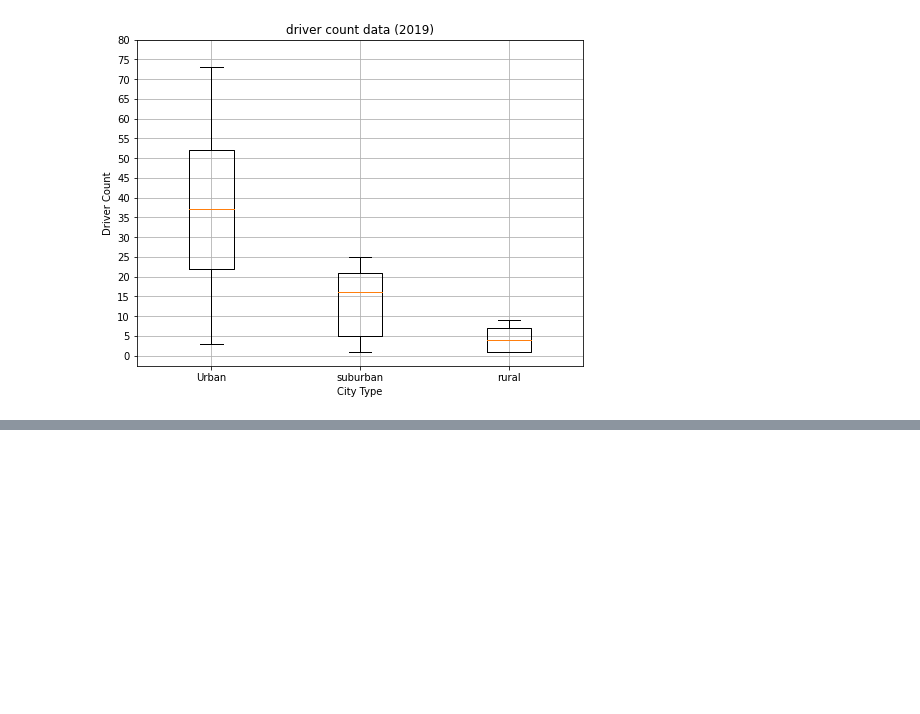
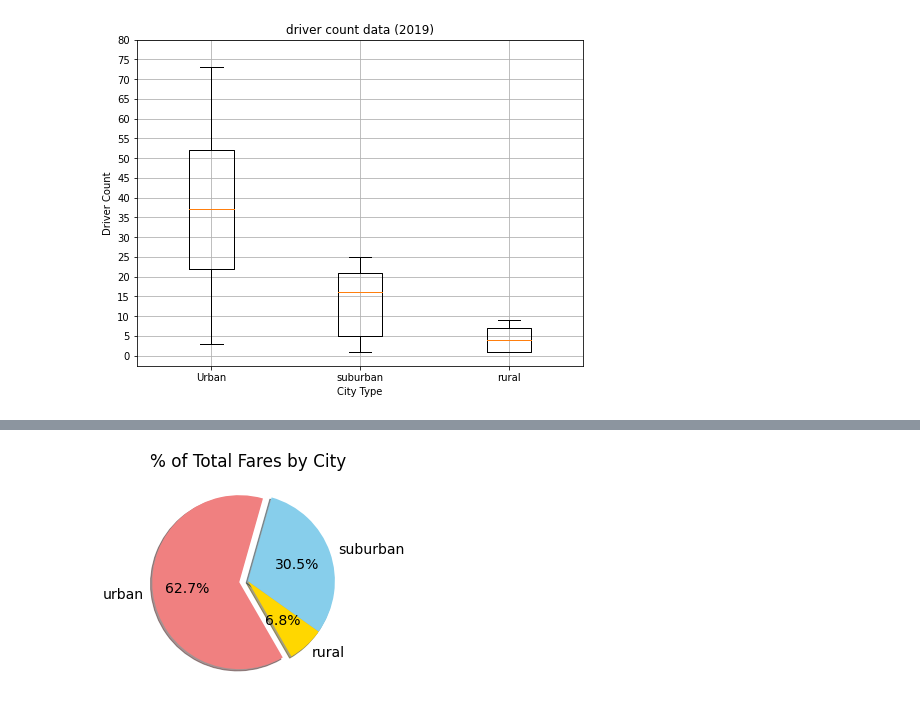
Before and after one commit to rajimuth/PyBer_Analysis, a Jupyter notebook: PyBer_Analysis.ipynb, the cells around one changed output, grey strips where cells are left out. Drawn from its saved outputs; the diff is of its cells as text; code cells hidden in the pictures; blank space fills up the shorter version.

Commit message:
added % of Total Fares by city type to PyBer_Analysis

```diff
--- a/PyBer_Analysis.ipynb
+++ b/PyBer_Analysis.ipynb
@@ -754,0 +772,18 @@ plt.show()
+# %%
+# Get the total fares for each city type.
+total_urban_fares = urban_cities_df["fare"].sum()
+total_suburban_fares = suburban_cities_df["fare"].sum()
+total_rural_fares = rural_cities_df["fare"].sum()
+total_fares = pyber_data_df["fare"].sum()
+urban_fare_percentage = total_urban_fares / total_fares *100
+suburban_fare_percentage = total_suburban_fares / total_fares *100
+rural_fare_percentage = total_rural_fares / total_fares *100
+
+
+print(f'The total urban fares is  {total_urban_fares}.')
+print(f'The total suburban fares is {total_suburban_fares}.')
+print(f'The total rural fares is  {total_rural_fares}.')
+print (f'The total fares for all cities is {total_fares}.')
+print (f'The total urban fare percentage  is {urban_fare_percentage}%.')
+print (f'The total suburban fare percentage  is {suburban_fare_percentage}%.')
+print (f'The total rural fare percentage  is {rural_fare_percentage}%.')
@@ -754,0 +798,9 @@ plt.show()
+# %%
+# company's color scheme of gold, sky blue, and coral.
+type_percents =[rural_fare_percentage, suburban_fare_percentage,urban_fare_percentage ]
+plt.pie(type_percents, colors=["gold", "skyblue","lightcoral"],labels=["rural","suburban","urban"], explode= [0,0,0.1], shadow= True,autopct='%1.1f%%',startangle=300)
+plt.title("% of Total Fares by City")
+
+plt.show()
+# %% [output]
+[figure, added]
```
Also changed, not shown: parts of 5 cells of this notebook, 1 other file.
